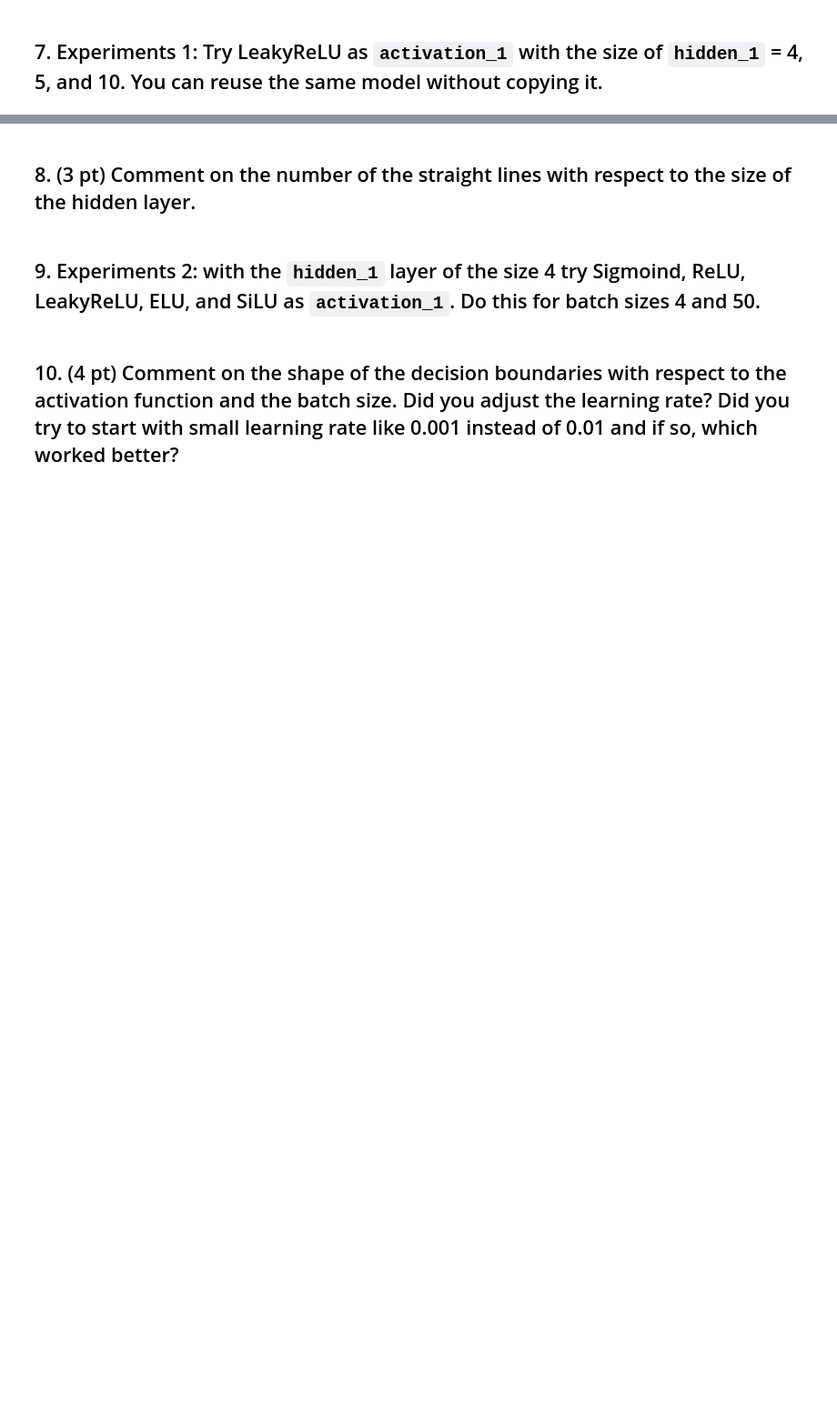
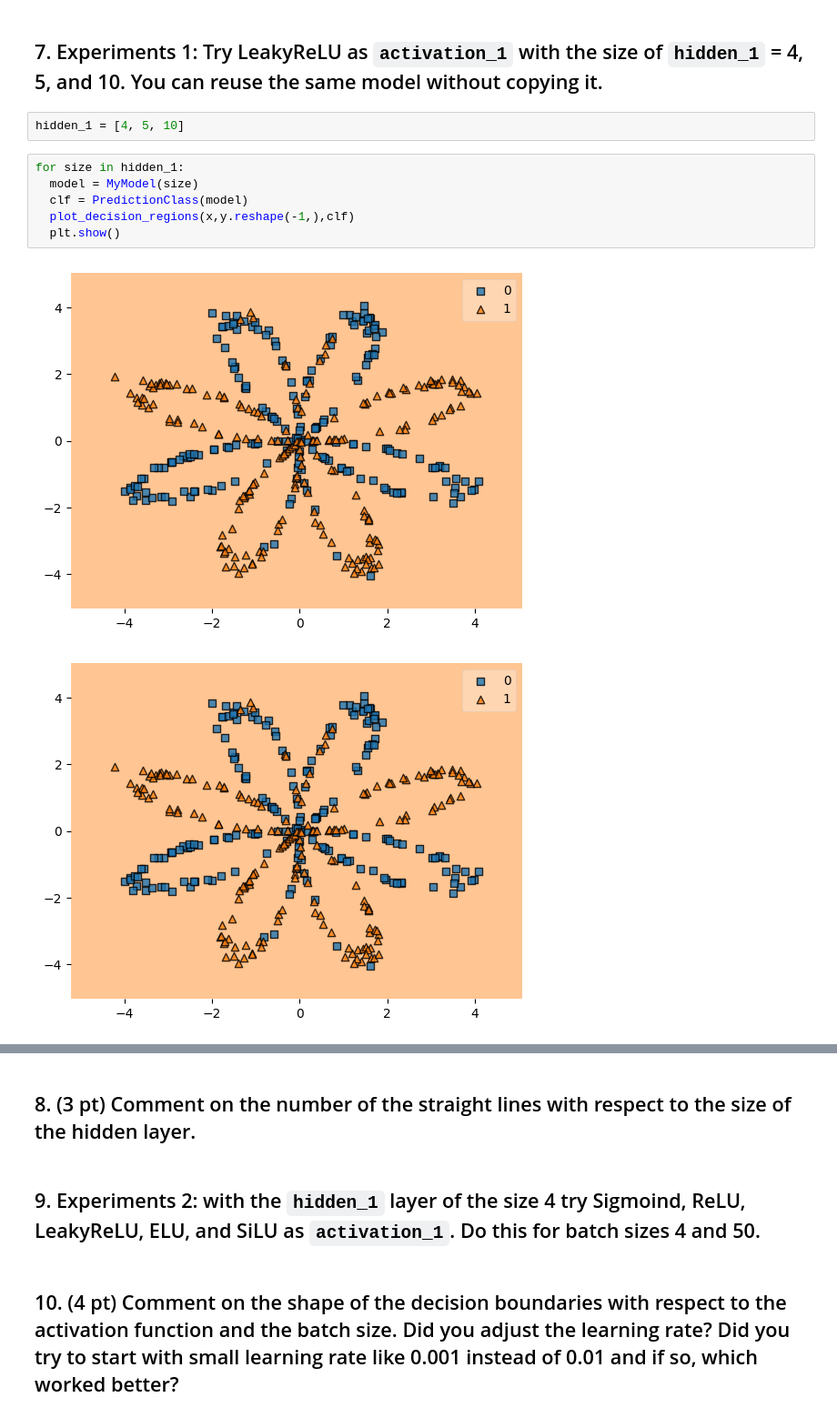
Before and after one commit to YKhalitov/College-Projects, a Jupyter notebook: 2024_spring/Homeworks/HW10.ipynb, the cells around one changed output, grey strips where cells are left out. Shown at 91% size. Saved outputs shown, nothing was run; the diff lists cells and outputs as text; blank space fills up the shorter version.

```diff
--- a/2024_spring/Homeworks/HW10.ipynb
+++ b/2024_spring/Homeworks/HW10.ipynb
@@ -145,2 +132,13 @@ NameError: name 'best_model' is not defined
 # %% [markdown]
 ## 7. Experiments 1: Try LeakyReLU as `activation_1` with the size of `hidden_1` = 4, 5, and 10. You can reuse the same model without copying it.
+# %%
+hidden_1 = [4, 5, 10]
+# %%
+for size in hidden_1:
+  model = MyModel(size)
+  clf = PredictionClass(model)
+  plot_decision_regions(x,y.reshape(-1,),clf)
+  plt.show()
+# %% [output]
+[figure, added]
+[figure, added]
```
Also changed, not shown: parts of 8 cells of this notebook.
